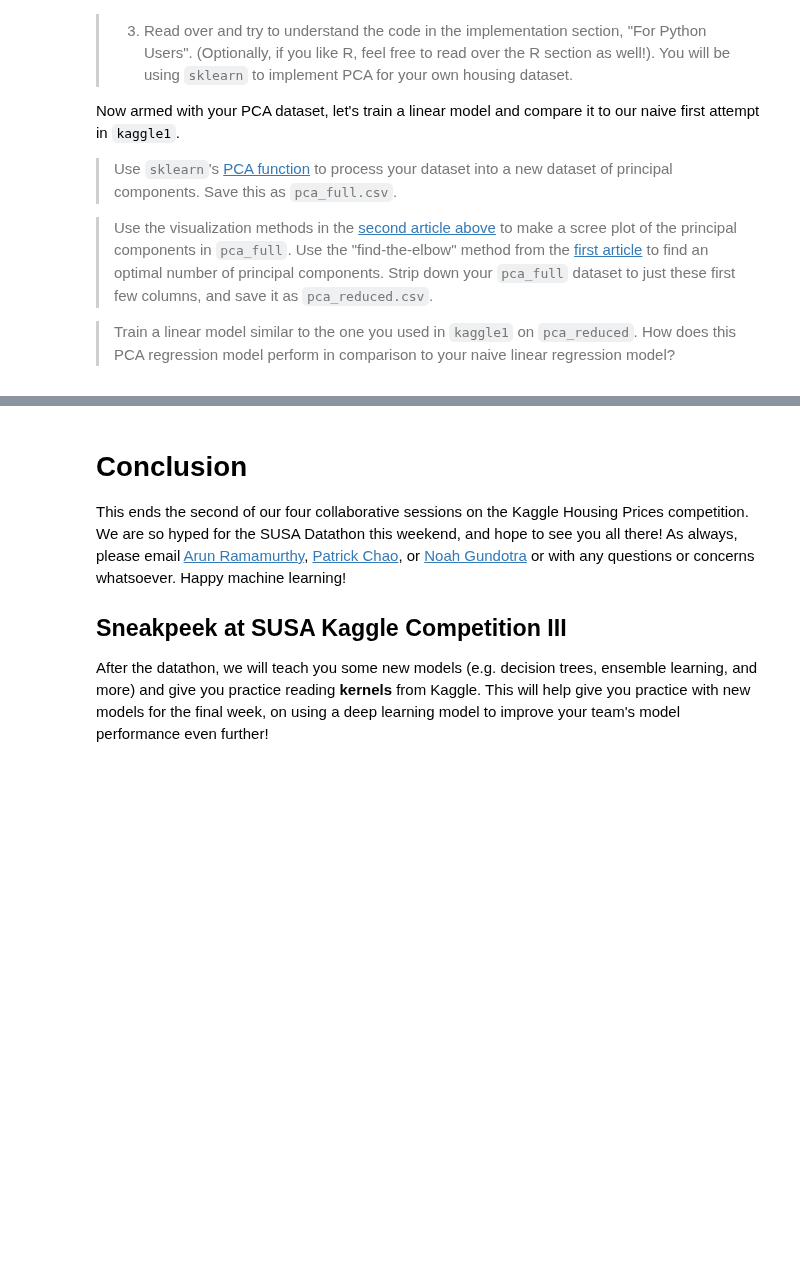
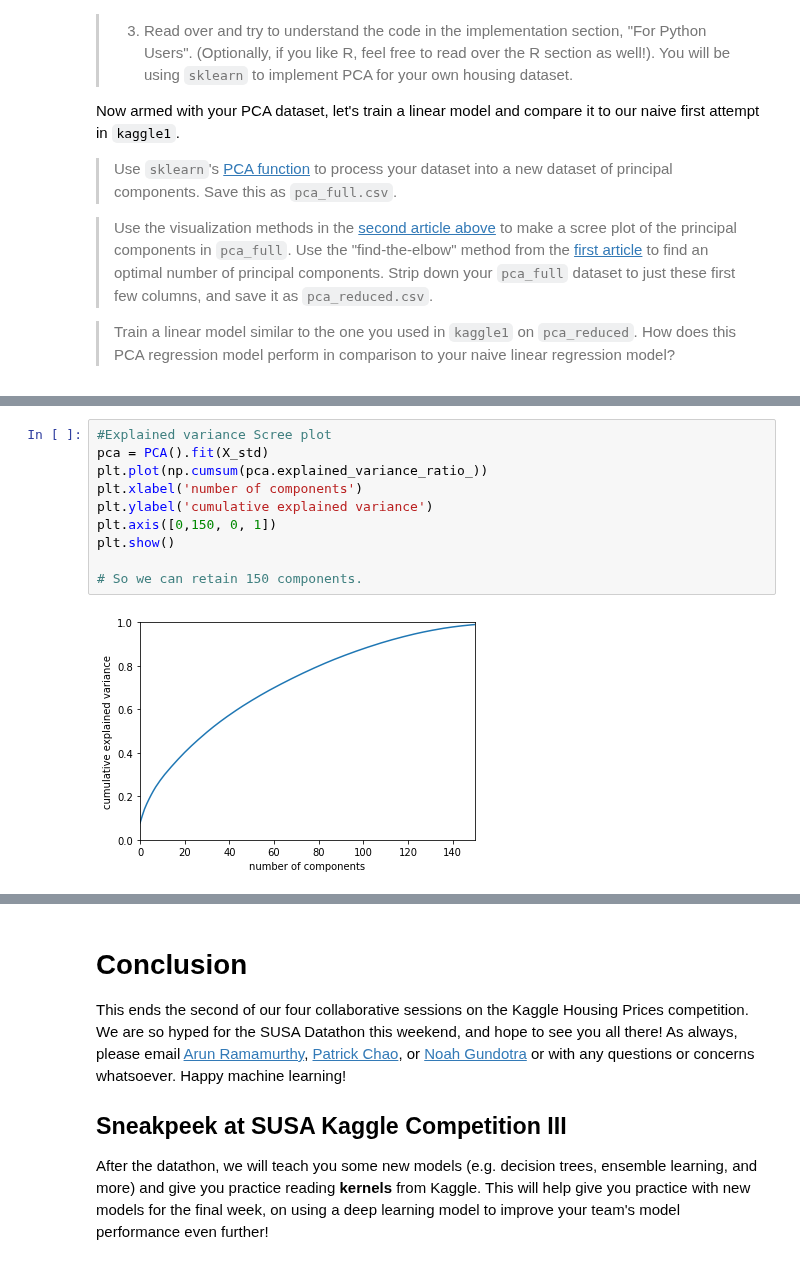
Before and after one commit to SUSA-org/crash-course, a Jupyter notebook: Kaggle/kaggle2.ipynb, the cells around one changed output, grey strips where cells are left out. Drawn from its saved outputs; the diff is of its cells as text; blank space fills up the shorter version.

```diff
--- a/Kaggle/kaggle2.ipynb
+++ b/Kaggle/kaggle2.ipynb
@@ -429,0 +490,12 @@ Y_hat[:10]
+# %%
+#Explained variance Scree plot
+pca = PCA().fit(X_std)
+plt.plot(np.cumsum(pca.explained_variance_ratio_))
+plt.xlabel('number of components')
+plt.ylabel('cumulative explained variance')
+plt.axis([0,150, 0, 1])
+plt.show()
+
+# So we can retain 150 components.
+# %% [output]
+[figure, added]
```
Also changed, not shown: parts of 19 cells of this notebook, 10 other files.
